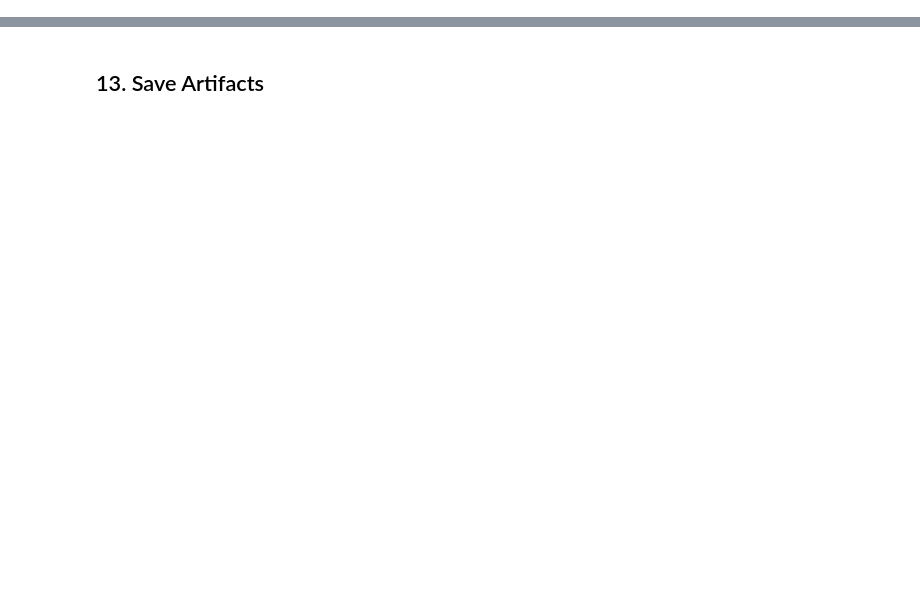
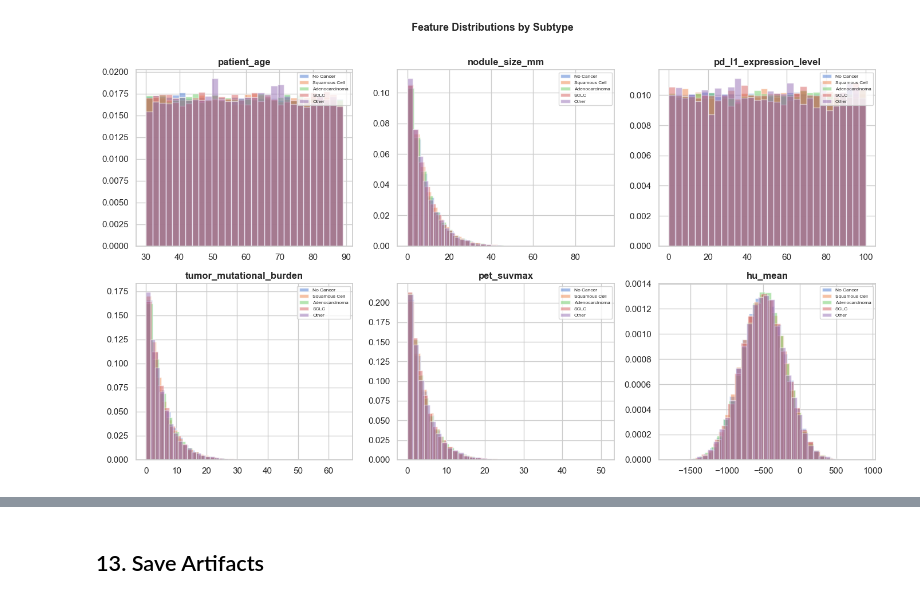
Before and after one commit to fikiribienvenu/PulmoScan_05, a Jupyter notebook: backend/lung.ipynb, the cells around one changed output, grey strips where cells are left out. Saved outputs shown, nothing was run; the diff lists cells and outputs as text; code cells hidden in the pictures; blank space fills up the shorter version.

```diff
--- a/backend/lung.ipynb
+++ b/backend/lung.ipynb
@@ -323,0 +210,27 @@ else:
+# %%
+num_cols = ['patient_age', 'nodule_size_mm', 'pd_l1_expression_level',
+            'tumor_mutational_burden', 'pet_suvmax', 'hu_mean']
+num_cols = [c for c in num_cols if c in df_raw.columns]
+
+n = len(num_cols)
+cols = 3
+rows = (n + cols - 1) // cols
+fig, axes = plt.subplots(rows, cols, figsize=(14, 4 * rows))
+axes = axes.flatten()
+
+for ax, col in zip(axes, num_cols):
+    for subtype in df_raw[TARGET_COL].unique():
+        subset = df_raw[df_raw[TARGET_COL] == subtype][col].dropna()
+        ax.hist(subset, bins=30, alpha=0.5, label=subtype, density=True)
+    ax.set_title(col, fontweight='bold')
+    ax.legend(fontsize=6)
+
+for ax in axes[len(num_cols):]:
+    ax.set_visible(False)
+
+plt.suptitle('Feature Distributions by Subtype', fontsize=13, fontweight='bold', y=1.01)
+plt.tight_layout()
+plt.savefig(DOCS_DIR / 'feature_distributions.png', dpi=120, bbox_inches='tight')
+plt.show()
+# %% [output]
+[figure, added]
```
Also changed, not shown: parts of 66 cells of this notebook, 57 other files.
